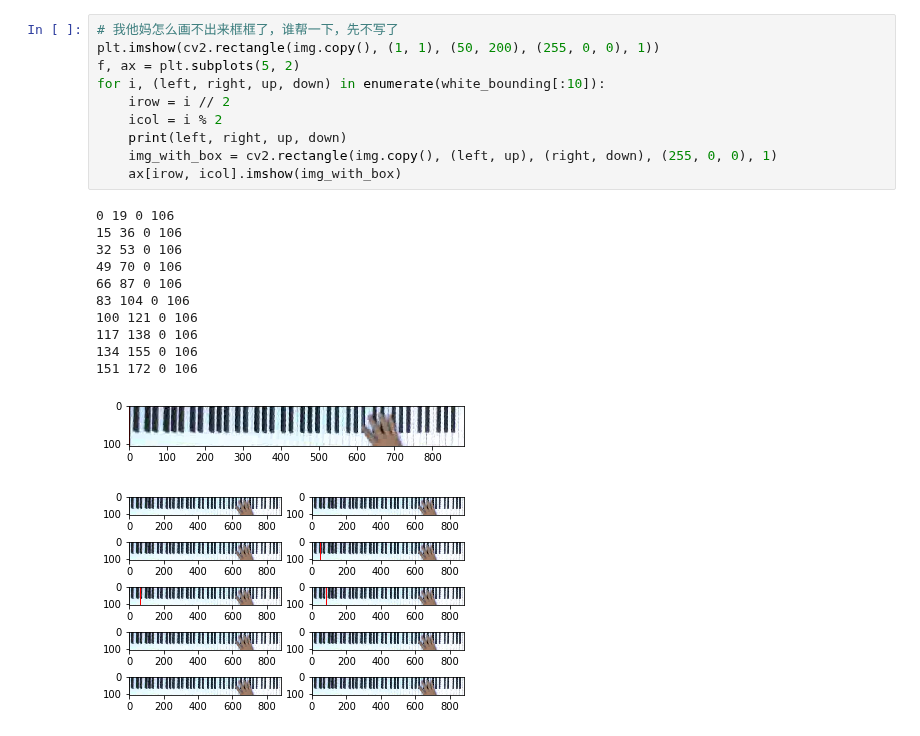
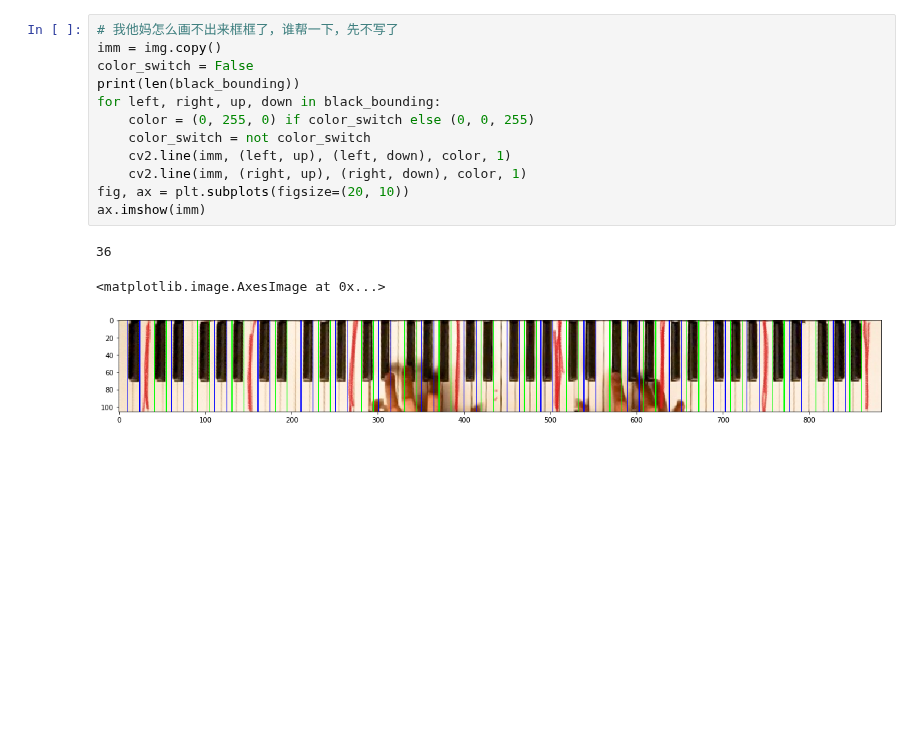
Before and after one commit to ppfish45/AI-Pianist, a Jupyter notebook: models/run_key_seperation.ipynb, the cells around one changed output. Drawn from its saved outputs; the diff is of its cells as text; blank space fills up the shorter version.

```diff
--- a/models/run_key_seperation.ipynb
+++ b/models/run_key_seperation.ipynb
@@ -16,23 +16,16 @@ white_bounding, black_bounding = get_bounding_box(img)
-# %%
-# 我他妈怎么画不出来框框了，谁帮一下，先不写了
-plt.imshow(cv2.rectangle(img.copy(), (1, 1), (50, 200), (255, 0, 0), 1))
-f, ax = plt.subplots(5, 2)
-for i, (left, right, up, down) in enumerate(white_bounding[:10]):
-    irow = i // 2
-    icol = i % 2
-    print(left, right, up, down)
-    img_with_box = cv2.rectangle(img.copy(), (left, up), (right, down), (255, 0, 0), 1)
-    ax[irow, icol].imshow(img_with_box)
-# %% [output]
-0 19 0 106
-15 36 0 106
-32 53 0 106
-49 70 0 106
-66 87 0 106
-83 104 0 106
-100 121 0 106
-117 138 0 106
-134 155 0 106
-151 172 0 106
-[figure, removed]
-[figure, removed]
+# %%
+# 我他妈怎么画不出来框框了，谁帮一下，先不写了
+imm = img.copy()
+color_switch = False
+print(len(black_bounding))
+for left, right, up, down in black_bounding:
+    color = (0, 255, 0) if color_switch else (0, 0, 255)
+    color_switch = not color_switch
+    cv2.line(imm, (left, up), (left, down), color, 1)
+    cv2.line(imm, (right, up), (right, down), color, 1)
+fig, ax = plt.subplots(figsize=(20, 10))
+ax.imshow(imm)
+# %% [output]
+36
+<matplotlib.image.AxesImage at 0x...>
+[figure, added]
```
Also changed, not shown: parts of 2 cells of this notebook, 2 other files.
